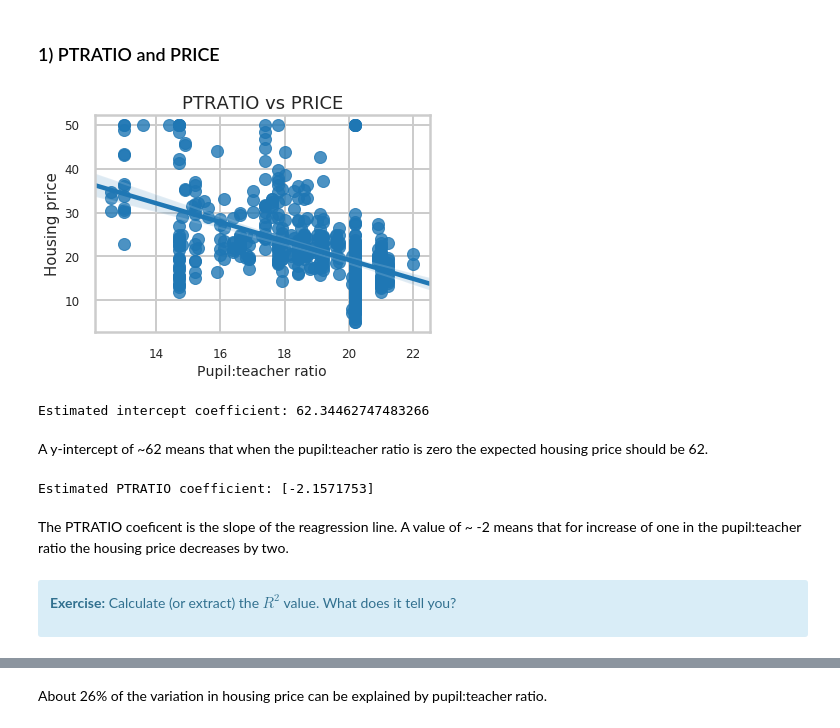
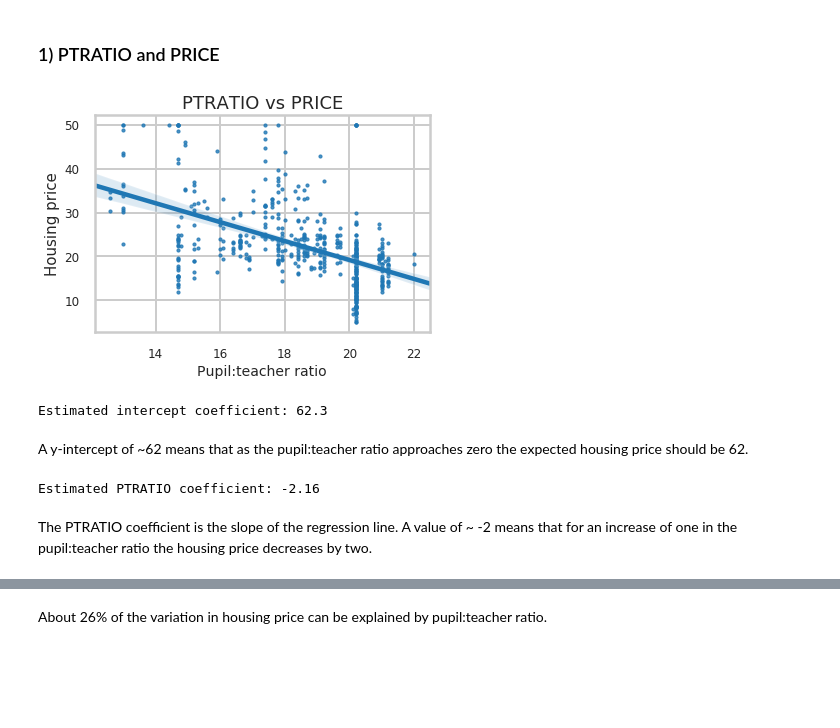
Before and after one commit to gperdrizet/linear_regression, a Jupyter notebook: Mini_Project_Linear_Regression.ipynb, the cells around one changed output, grey strips where cells are left out. Cells and saved outputs as stored; diff of their text form; code cells hidden in the pictures; blank space fills up the shorter version.

```diff
--- a/Mini_Project_Linear_Regression.ipynb
+++ b/Mini_Project_Linear_Regression.ipynb
@@ -849,37 +887,30 @@ Once we compute the $F$-statistic, we can use the $F$-distribution with $N-K$ an
 # %%
 X = bos['PTRATIO'].values.reshape(-1, 1)
 Y = bos['PRICE'].values
 
 # This creates a LinearRegression object
 PTRATIO_model = LinearRegression()
 
 # Fit using PTRATIO only
 PTRATIO_model.fit(X, Y)
 
-ax = sns.regplot(y=Y, x=X)
+ax = sns.regplot(y=Y, x=X, scatter_kws={'s':10})
 ax.tick_params(labelsize=12)
 ax.set_title('PTRATIO vs PRICE', fontsize=18)
 ax.set_xlabel('Pupil:teacher ratio', fontsize=14)
 ax.set_ylabel('Housing price', fontsize=15)
-# ax.set_xlim(0, 55)
-# ax.set_ylim(0, 55)
-# ax.set_aspect('equal', 'box')
 ax.yaxis.set_major_formatter(FormatStrFormatter('%.0f'))
 # %% [output]
-[figure, old version]
+[figure, new version]
 # %%
-print('Estimated intercept coefficient: {}'.format(PTRATIO_model.intercept_))
+print('Estimated intercept coefficient: {}'.format(np.round(PTRATIO_model.intercept_,1)))
 # %% [output]
-Estimated intercept coefficient: 62.34462747483266
+Estimated intercept coefficient: 62.3
 # %% [markdown]
-A y-intercept of ~62 means that when the pupil:teacher ratio is zero the expected housing price should be 62.
+A y-intercept of ~62 means that as the pupil:teacher ratio approaches zero the expected housing price should be 62.
 # %%
-print('Estimated PTRATIO coefficient: {}'.format(PTRATIO_model.coef_))
+print('Estimated PTRATIO coefficient: {}'.format(np.round(PTRATIO_model.coef_[0], 2)))
 # %% [output]
-Estimated PTRATIO coefficient: [-2.1571753]
+Estimated PTRATIO coefficient: -2.16
 # %% [markdown]
-The PTRATIO coeficent is the slope of the reagression line. A value of ~ -2 means that for increase of one in the pupil:teacher ratio the housing price decreases by two.
+The PTRATIO coefficient is the slope of the regression line. A value of ~ -2 means that for an increase of one in the pupil:teacher ratio the housing price decreases by two.
-# %% [markdown]
-<div class="span5 alert alert-info">
-<p><b>Exercise:</b> Calculate (or extract) the $R^2$ value. What does it tell you?</p>
-</div>
```
Also changed, not shown: parts of 75 cells of this notebook.
